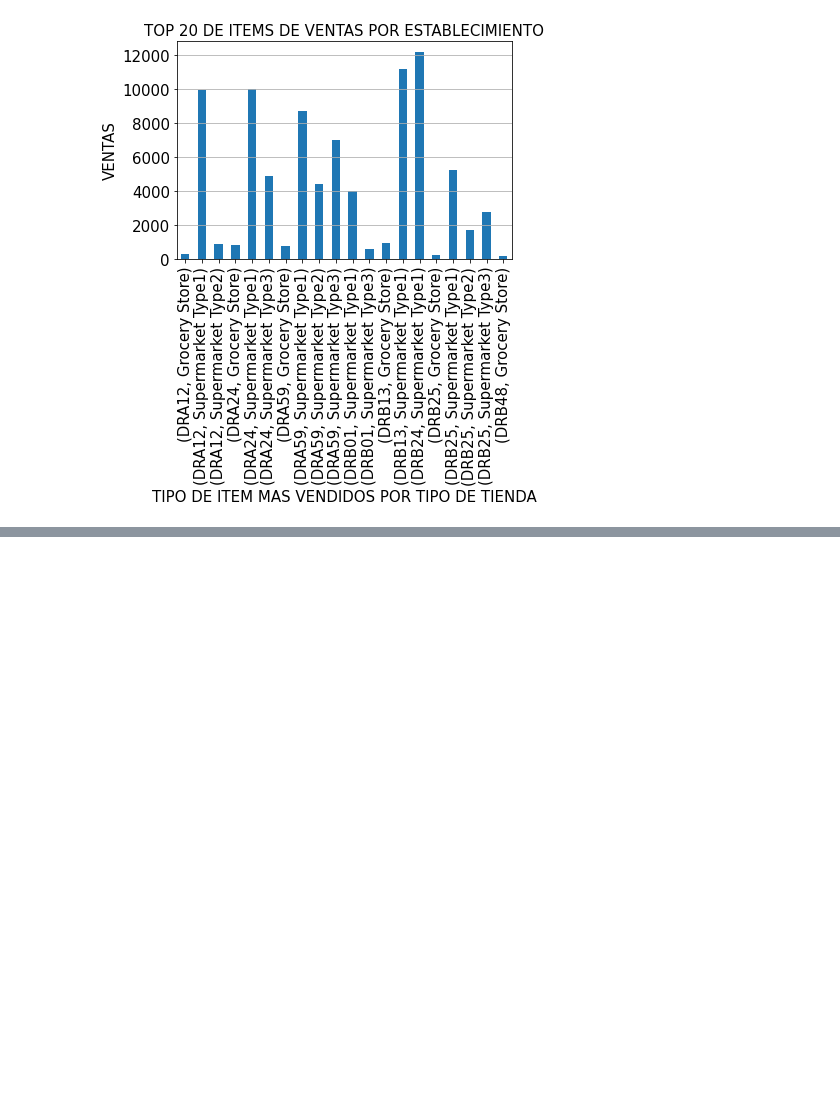
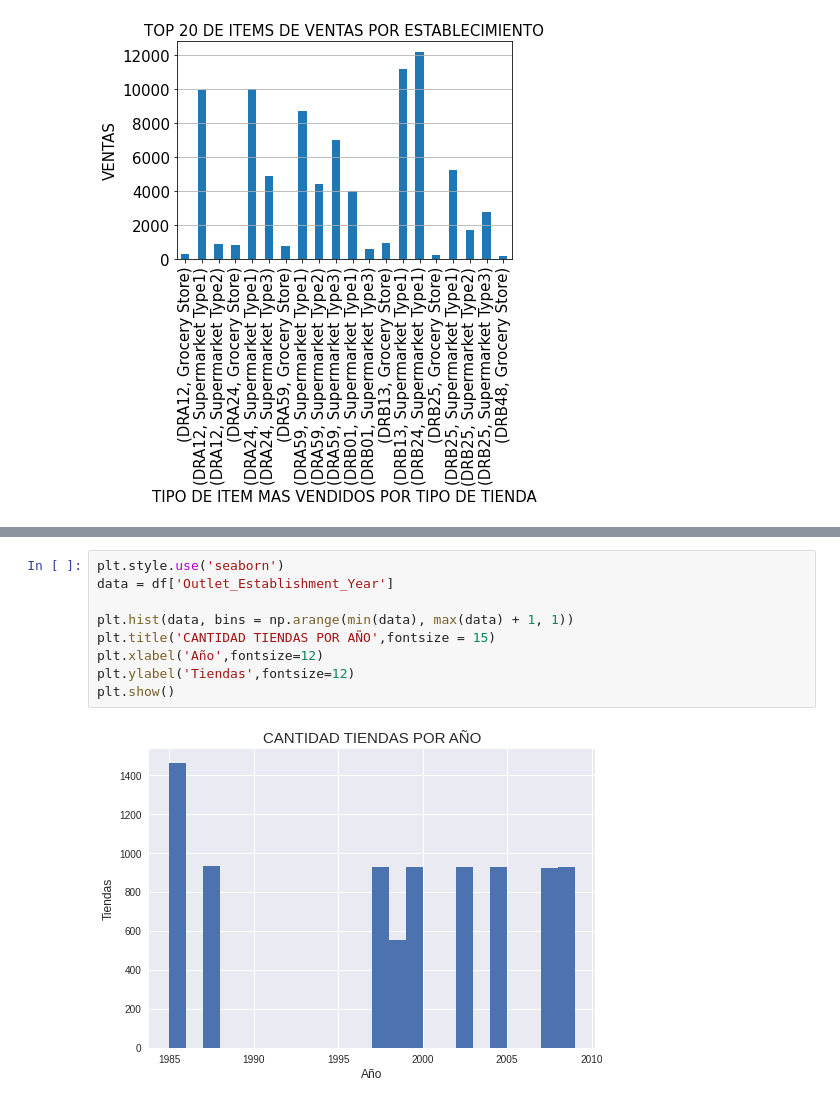
Before and after one commit to wilsonfffs/CODING-DOJO, a Jupyter notebook: Proyecto__1__Parte_3.ipynb, the cells around one changed output, grey strips where cells are left out. Saved outputs shown, nothing was run; the diff lists cells and outputs as text; blank space fills up the shorter version.

```diff
--- a/Proyecto__1__Parte_3.ipynb
+++ b/Proyecto__1__Parte_3.ipynb
@@ -106,0 +155,11 @@ plt.yticks(fontsize = 15)
+# %%
+plt.style.use('seaborn')
+data = df['Outlet_Establishment_Year']
+
+plt.hist(data, bins = np.arange(min(data), max(data) + 1, 1))
+plt.title('CANTIDAD TIENDAS POR AÑO',fontsize = 15)
+plt.xlabel('Año',fontsize=12)
+plt.ylabel('Tiendas',fontsize=12)
+plt.show()
+# %% [output]
+[figure, added]
```
Also changed, not shown: parts of 9 cells of this notebook.
